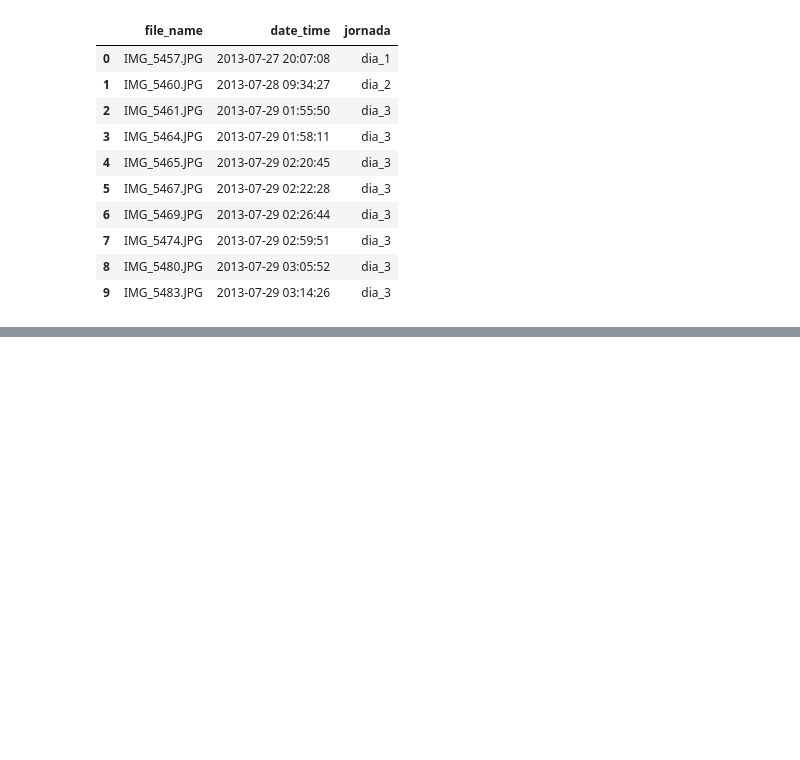
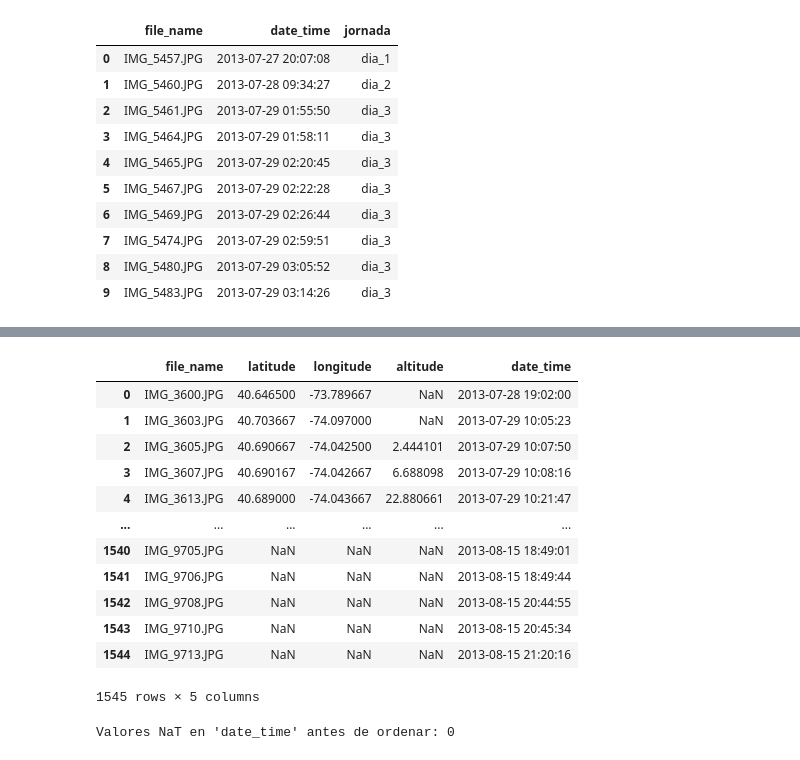
Before and after one commit to RubenMaestre/viaje_usa, a Jupyter notebook: cuadernos/cuaderno_1.ipynb, the cells around one changed output, grey strips where cells are left out. Drawn from its saved outputs; the diff is of its cells as text; code cells hidden in the pictures; blank space fills up the shorter version.

```diff
--- a/cuadernos/cuaderno_1.ipynb
+++ b/cuadernos/cuaderno_1.ipynb
@@ -201,0 +204,3 @@ conteo_jornadas_df
+# %%
+df_1 = pd.read_csv('C:/Users/34670/Desktop/python/coast_to_coast/viaje_usa/data/metadata.csv')
+df_2 = pd.read_csv('C:/Users/34670/Desktop/python/coast_to_coast/viaje_usa/data/metadata_singps.csv')
@@ -201,0 +229,32 @@ conteo_jornadas_df
+# %%
+import pytz
+from datetime import timedelta
+
+# Definir las zonas horarias
+tz_spain = pytz.timezone('Europe/Madrid')
+tz_us_eastern = pytz.timezone('US/Eastern')
+tz_us_central = pytz.timezone('US/Central')
+tz_us_mountain = pytz.timezone('US/Mountain')
+tz_us_pacific = pytz.timezone('US/Pacific')
+
+# Función para ajustar las horas según el rango de archivos
+def ajustar_hora(row):
+    dt = tz_spain.localize(row['date_time']) + timedelta(hours=1)
+    if row['file_name'] in ['IMG_5457.JPG', 'IMG_5460.JPG']:
+        return dt.replace(tzinfo=None)  # No cambiar la hora
+    elif 'IMG_5461.JPG' <= row['file_name'] <= 'IMG_6388.JPG':
+        return dt.astimezone(tz_us_eastern).replace(tzinfo=None)
+    elif 'IMG_6440.JPG' <= row['file_name'] <= 'IMG_7000.JPG':
+        return dt.astimezone(tz_us_central).replace(tzinfo=None)
+    elif 'IMG_7004.JPG' <= row['file_name'] <= 'IMG_8396.JPG':
+        return dt.astimezone(tz_us_mountain).replace(tzinfo=None)
+    elif 'IMG_8398.JPG' <= row['file_name'] <= 'IMG_9713.JPG':
+        return dt.astimezone(tz_us_pacific).replace(tzinfo=None)
+    else:
+        return dt.replace(tzinfo=None)
+
+# Ajustar las horas en df_2
+df_2['date_time'] = df_2.apply(ajustar_hora, axis=1)
+
+# Mostrar el DataFrame con las horas ajustadas
+df_2
@@ -201,0 +275,28 @@ conteo_jornadas_df
+# %%
+# Añadir columnas a df_2 con valores NaN
+df_2['latitude'] = float('nan')
+df_2['longitude'] = float('nan')
+df_2['altitude'] = float('nan')
+# %%
+df_unido = pd.concat([df_1, df_2], ignore_index=True)
+df_unido
+# %% [output]
+|  | file_name | latitude | longitude | altitude | date_time |
+| 0 | IMG_3600.JPG | 40.646500 | -73.789667 | NaN | 2013-07-28 19:02:00 |
+| 1 | IMG_3603.JPG | 40.703667 | -74.097000 | NaN | 2013-07-29 10:05:23 |
+| 2 | IMG_3605.JPG | 40.690667 | -74.042500 | 2.444101 | 2013-07-29 10:07:50 |
+| 3 | IMG_3607.JPG | 40.690167 | -74.042667 | 6.688098 | 2013-07-29 10:08:16 |
+| 4 | IMG_3613.JPG | 40.689000 | -74.043667 | 22.880661 | 2013-07-29 10:21:47 |
+| ... | ... | ... | ... | ... | ... |
+| 1540 | IMG_9705.JPG | NaN | NaN | NaN | 2013-08-15 18:49:01 |
+| 1541 | IMG_9706.JPG | NaN | NaN | NaN | 2013-08-15 18:49:44 |
+| 1542 | IMG_9708.JPG | NaN | NaN | NaN | 2013-08-15 20:44:55 |
+| 1543 | IMG_9710.JPG | NaN | NaN | NaN | 2013-08-15 20:45:34 |
+| 1544 | IMG_9713.JPG | NaN | NaN | NaN | 2013-08-15 21:20:16 |
+1545 rows × 5 columns
+# %%
+# Verificar cuántos valores NaT hay en date_time
+nulos_date_time = df_2['date_time'].isnull().sum()
+print(f"Valores NaT en 'date_time' antes de ordenar: {nulos_date_time}")
+# %% [output]
+Valores NaT en 'date_time' antes de ordenar: 0
```
Also changed, not shown: parts of 15 cells of this notebook, 4 other files.
